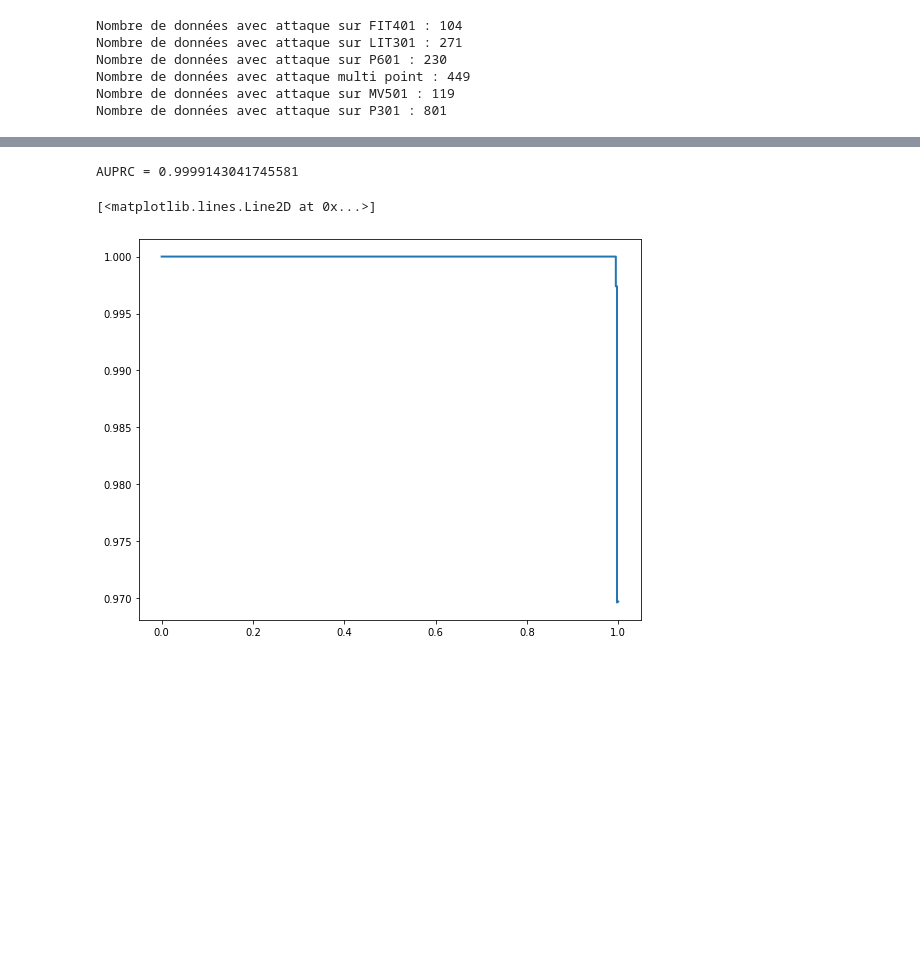
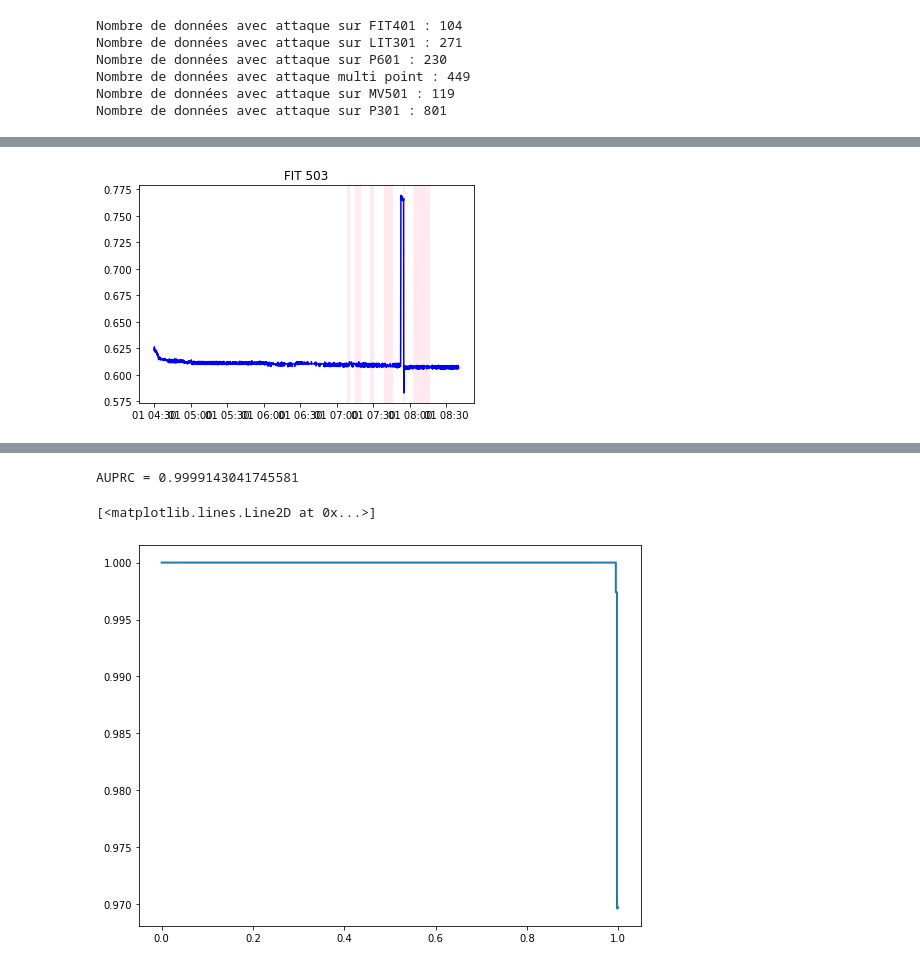
Before and after one commit to lnassabain/Anomaly-detection-and-prediction-for-Water-treatment-system, a Jupyter notebook: clean_data.ipynb, the cells around one changed output, grey strips where cells are left out. Drawn from its saved outputs; the diff is of its cells as text; code cells hidden in the pictures; blank space fills up the shorter version.

```diff
--- a/clean_data.ipynb
+++ b/clean_data.ipynb
@@ -92,0 +96,17 @@ df.head()
+# %%
+# Liste de colonnes qui nous semblent être catégoriques
+cat_list = ['MV 101','P1_STATE','P101 Status','P102 Status','LS 201','LS 202',\
+            'LSL 203','LSLL 203','MV201','P2_STATE','P201 Status','P202 Status',\
+            'P203 Status','P204 Status','P205 Status','P206 Status','P207 Status',\
+            'P208 Status','MV 301','MV 302','MV 303','MV 304','P3_STATE',\
+            'P301 Status','P302 Status','LS 401','P4_STATE','P401 Status',\
+            'P402 Status','P403 Status','P404 Status','UV401','MV 501','MV 502',\
+            'MV 503','MV 504','P5_STATE','P501 Status','P502 Status','LSH 601',\
+            'LSH 602','LSH 603','LSL 601','LSL 602','LSL 603','P6 STATE',\
+            'P601 Status','P602 Status','P603 Status']
+
+# Liste de colonnes numériques
+num_list = list(set(list(df.columns)) - set(cat_list))
+
+# On enleve de la liste de colonnes numériques la colonne décrivant le temps
+num_list.remove('timestamp')
@@ -1015,0 +331,79 @@ ax.set_title('Ordering of features by importance to the model learnt ' \
+# %%
+import matplotlib.dates as mdates
+_deb_FIT401 = deb_FIT401
+_fin_FIT401 = fin_FIT401
+
+_deb_LIT301 = deb_LIT301
+_fin_LIT301 = fin_LIT301
+
+_deb_P601 = deb_P601
+_fin_P601 = fin_P601
+
+_deb_MultiPoint = deb_MultiPoint
+_fin_MultiPoint = fin_MultiPoint
+
+_deb_MV501 = deb_MV501
+_fin_MV501 = fin_MV501
+
+_deb_P301 = deb_P301
+_fin_P301 = fin_P301
+
+# specify a date to use for the times
+zero = pd.datetime(1,1,1)
+time = [zero + t for t in df['timestamp']]
+
+
+_deb_FIT401 += zero
+_fin_FIT401 += zero
+
+_deb_LIT301 += zero
+_fin_LIT301 += zero
+
+_deb_P601 += zero
+_fin_P601 += zero
+
+_deb_MultiPoint += zero
+_fin_MultiPoint += zero
+
+_deb_MV501 += zero
+_fin_MV501 += zero
+
+_deb_P301 += zero
+_fin_P301 += zero
+
+# convert datetimes to numbers
+zero = mdates.date2num(zero)
+time = [t-zero for t in mdates.date2num(time)]
+_deb_FIT401 = mdates.date2num(_deb_FIT401) - zero
+_fin_FIT401 = mdates.date2num(_fin_FIT401) - zero
+
+_deb_LIT301 = mdates.date2num(_deb_LIT301) - zero
+_fin_LIT301 = mdates.date2num(_fin_LIT301) - zero
+
+_deb_P601 = mdates.date2num(_deb_P601) - zero
+_fin_P601 = mdates.date2num(_fin_P601) - zero
+
+_deb_MultiPoint = mdates.date2num(_deb_MultiPoint) - zero
+_fin_MultiPoint = mdates.date2num(_fin_MultiPoint) - zero
+
+_deb_MV501 = mdates.date2num(_deb_MV501) - zero
+_fin_MV501 = mdates.date2num(_fin_MV501) - zero
+
+_deb_P301 = mdates.date2num(_deb_P301) - zero
+_fin_P301 = mdates.date2num(_fin_P301) - zero
+
+#add data to plots
+for i in range(0,len(num_list)):
+    fig, axs = plt.subplots()
+    axs.title.set_text(num_list[i])
+    axs.plot_date(time, df[num_list[i]],'b-')
+    axs.axvspan(_deb_FIT401,_fin_FIT401, facecolor='pink',alpha=0.3)# FIT401 atk
+    axs.axvspan(_deb_LIT301,_fin_LIT301, facecolor='pink',alpha=0.3)# LIT301_atk
+    axs.axvspan(_deb_P601,_fin_P601, facecolor='pink',alpha=0.3)# P601_atk
+    axs.axvspan(_deb_MultiPoint,_fin_MultiPoint, facecolor='pink',alpha=0.3)# Multipoint_atk
+    axs.axvspan(_deb_MV501,_fin_MV501, facecolor='pink',alpha=0.3)# MV501_atk
+    axs.axvspan(_deb_P301,_fin_P301, facecolor='pink',alpha=0.3)# P301_atk
+
+    plt.savefig('./bad_timezones/' + num_list[i] + '.jpg')
+# %% [output]
+[figure, added]
```
Also changed, not shown: parts of 168 cells of this notebook.
